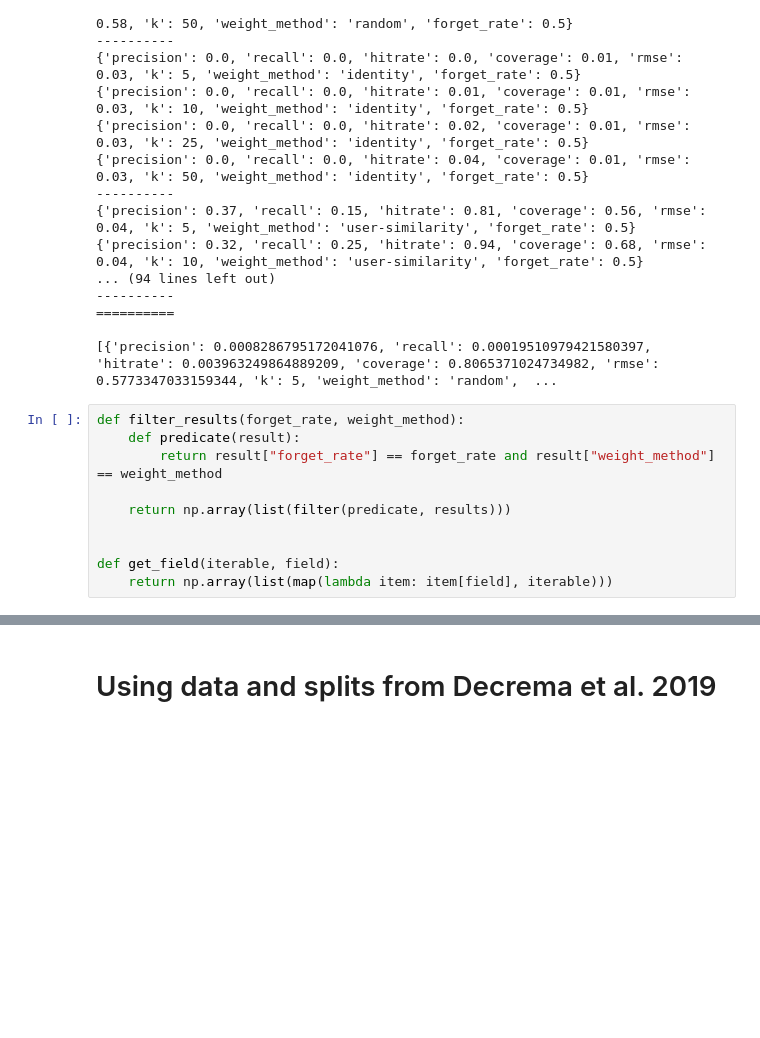
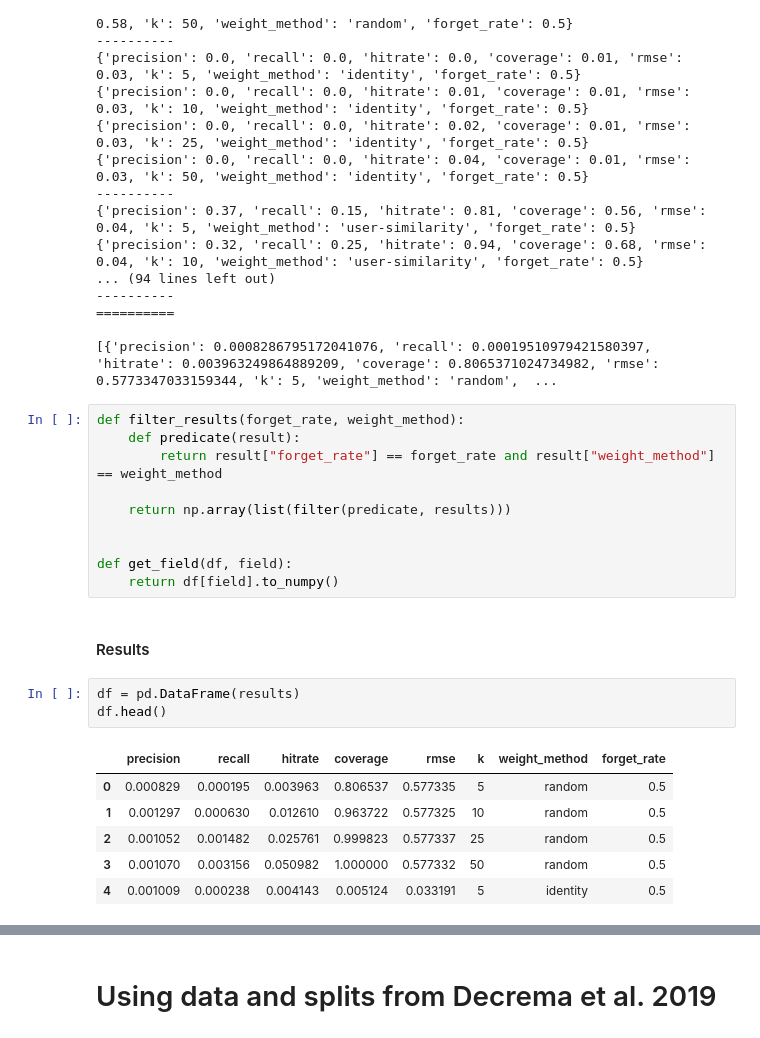
Before and after one commit to tmscer/bthesis, a Jupyter notebook: src/main.ipynb, the cells around one changed output, grey strips where cells are left out. Cells and saved outputs as stored; diff of their text form; blank space fills up the shorter version.

```diff
--- a/src/main.ipynb
+++ b/src/main.ipynb
@@ -429,5 +429,17 @@ def filter_results(forget_rate, weight_method):
 	return np.array(list(filter(predicate, results)))
 
 
-def get_field(iterable, field):
-	return np.array(list(map(lambda item: item[field], iterable)))
+def get_field(df, field):
+	return df[field].to_numpy()
+# %% [markdown]
+#### Results
+# %%
+df = pd.DataFrame(results)
+df.head()
+# %% [output]
+|  | precision | recall | hitrate | coverage | rmse | k | weight_method | forget_rate |
+| 0 | 0.000829 | 0.000195 | 0.003963 | 0.806537 | 0.577335 | 5 | random | 0.5 |
+| 1 | 0.001297 | 0.000630 | 0.012610 | 0.963722 | 0.577325 | 10 | random | 0.5 |
+| 2 | 0.001052 | 0.001482 | 0.025761 | 0.999823 | 0.577337 | 25 | random | 0.5 |
+| 3 | 0.001070 | 0.003156 | 0.050982 | 1.000000 | 0.577332 | 50 | random | 0.5 |
+| 4 | 0.001009 | 0.000238 | 0.004143 | 0.005124 | 0.033191 | 5 | identity | 0.5 |
```
Also changed, not shown: parts of 3 cells of this notebook.
